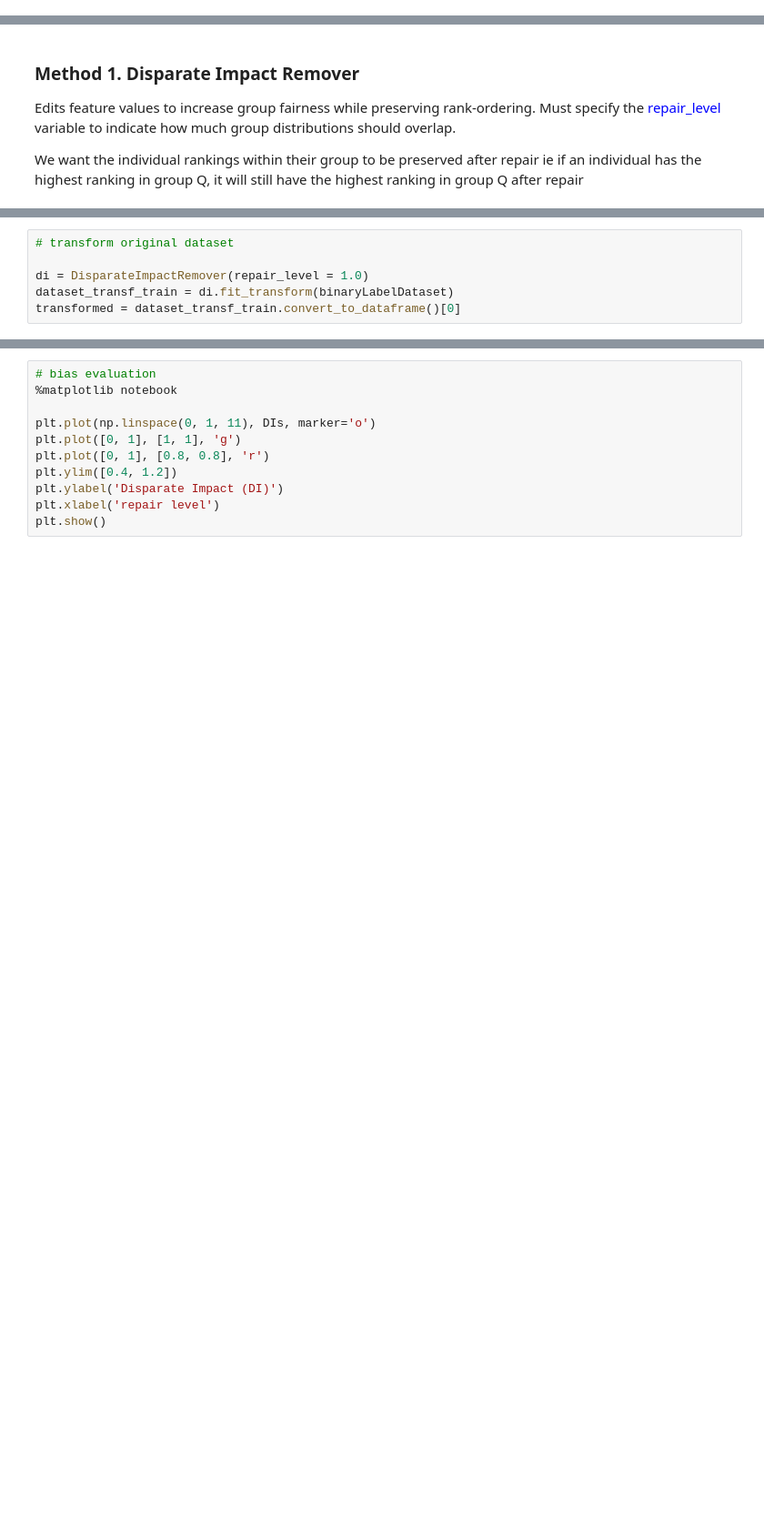
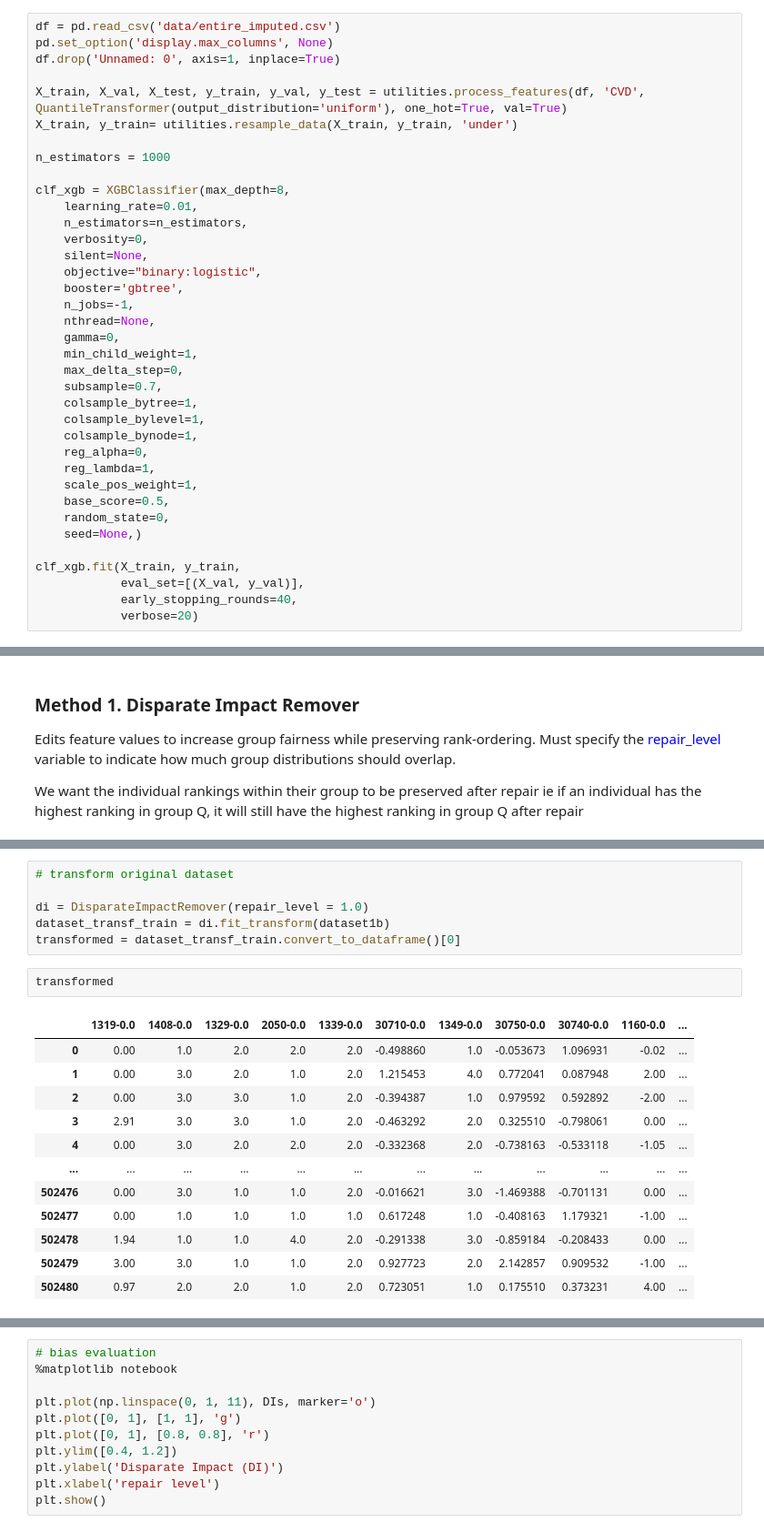
Before and after one commit to analiseb/UB-Masters-Thesis, a Jupyter notebook: MIT_preprocessing_mitigation--XGBoost_methods.ipynb, the cells around one changed output, grey strips where cells are left out. Shown: that part at 91% size. Cells and saved outputs as stored; diff of their text form; blank space fills up the shorter version.

```diff
--- a/MIT_preprocessing_mitigation--XGBoost_methods.ipynb
+++ b/MIT_preprocessing_mitigation--XGBoost_methods.ipynb
@@ -41,0 +60,37 @@ dataset3b = BinaryLabelDataset(df=X1,
+# %%
+df = pd.read_csv('data/entire_imputed.csv')
+pd.set_option('display.max_columns', None)
+df.drop('Unnamed: 0', axis=1, inplace=True)
+
+X_train, X_val, X_test, y_train, y_val, y_test = utilities.process_features(df, 'CVD', QuantileTransformer(output_distribution='uniform'), one_hot=True, val=True)
+X_train, y_train= utilities.resample_data(X_train, y_train, 'under')
+
+n_estimators = 1000
+
+clf_xgb = XGBClassifier(max_depth=8,
+    learning_rate=0.01,
+    n_estimators=n_estimators,
+    verbosity=0,
+    silent=None,
+    objective="binary:logistic",
+    booster='gbtree',
+    n_jobs=-1,
+    nthread=None,
+    gamma=0,
+    min_child_weight=1,
+    max_delta_step=0,
+    subsample=0.7,
+    colsample_bytree=1,
+    colsample_bylevel=1,
+    colsample_bynode=1,
+    reg_alpha=0,
+    reg_lambda=1,
+    scale_pos_weight=1,
+    base_score=0.5,
+    random_state=0,
+    seed=None,)
+
+clf_xgb.fit(X_train, y_train,
+            eval_set=[(X_val, y_val)],
+            early_stopping_rounds=40,
+            verbose=20)
@@ -58,5 +142,20 @@ binaryLabelDataset = aif360.datasets.BinaryLabelDataset(
 # transform original dataset
 
 di = DisparateImpactRemover(repair_level = 1.0)
-dataset_transf_train = di.fit_transform(binaryLabelDataset)
+dataset_transf_train = di.fit_transform(dataset1b)
 transformed = dataset_transf_train.convert_to_dataframe()[0]
+# %%
+transformed
+# %% [output]
+|  | 1319-0.0 | 1408-0.0 | 1329-0.0 | 2050-0.0 | 1339-0.0 | 30710-0.0 | 1349-0.0 | 30750-0.0 | 30740-0.0 | 1160-0.0 | ... |
+| 0 | 0.00 | 1.0 | 2.0 | 2.0 | 2.0 | -0.498860 | 1.0 | -0.053673 | 1.096931 | -0.02 | ... |
+| 1 | 0.00 | 3.0 | 2.0 | 1.0 | 2.0 | 1.215453 | 4.0 | 0.772041 | 0.087948 | 2.00 | ... |
+| 2 | 0.00 | 3.0 | 3.0 | 1.0 | 2.0 | -0.394387 | 1.0 | 0.979592 | 0.592892 | -2.00 | ... |
+| 3 | 2.91 | 3.0 | 3.0 | 1.0 | 2.0 | -0.463292 | 2.0 | 0.325510 | -0.798061 | 0.00 | ... |
+| 4 | 0.00 | 3.0 | 2.0 | 2.0 | 2.0 | -0.332368 | 2.0 | -0.738163 | -0.533118 | -1.05 | ... |
+| ... | ... | ... | ... | ... | ... | ... | ... | ... | ... | ... | ... |
+| 502476 | 0.00 | 3.0 | 1.0 | 1.0 | 2.0 | -0.016621 | 3.0 | -1.469388 | -0.701131 | 0.00 | ... |
+| 502477 | 0.00 | 1.0 | 1.0 | 1.0 | 1.0 | 0.617248 | 1.0 | -0.408163 | 1.179321 | -1.00 | ... |
+| 502478 | 1.94 | 1.0 | 1.0 | 4.0 | 2.0 | -0.291338 | 3.0 | -0.859184 | -0.208433 | 0.00 | ... |
+| 502479 | 3.00 | 3.0 | 1.0 | 1.0 | 2.0 | 0.927723 | 2.0 | 2.142857 | 0.909532 | -1.00 | ... |
+| 502480 | 0.97 | 2.0 | 2.0 | 1.0 | 2.0 | 0.723051 | 1.0 | 0.175510 | 0.373231 | 4.00 | ... |
```
Also changed, not shown: parts of 10 cells of this notebook, 8 other files.
